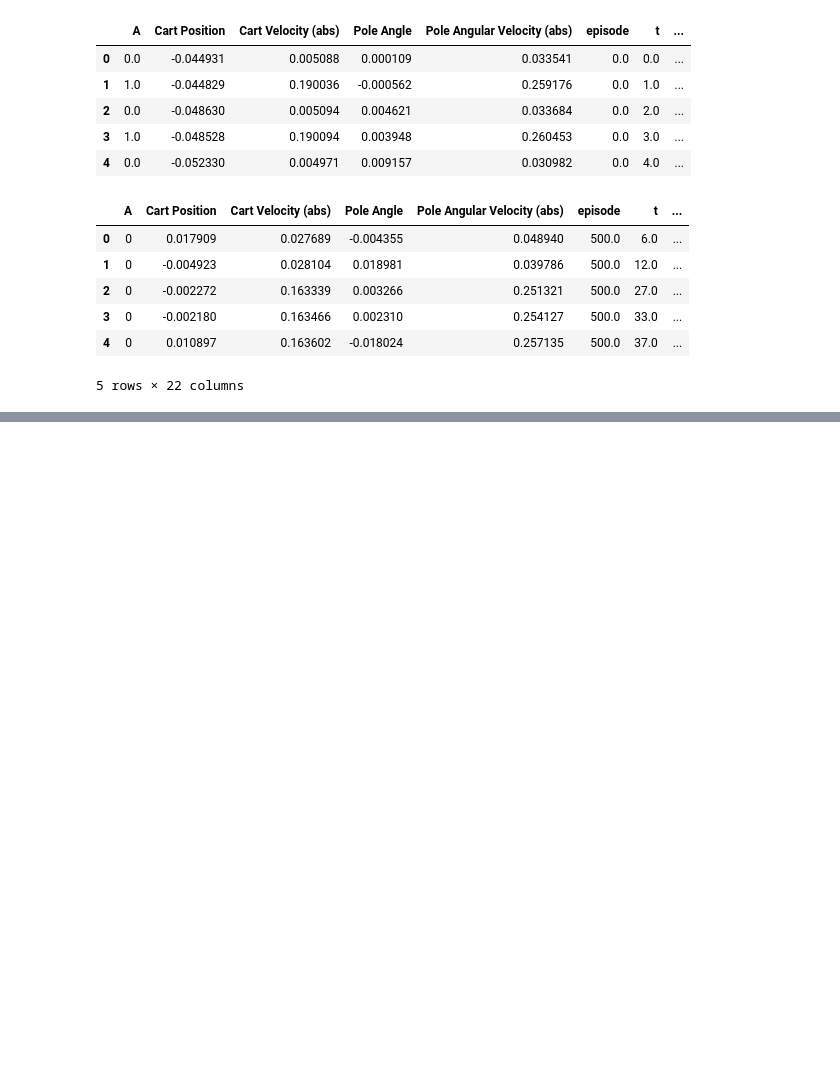
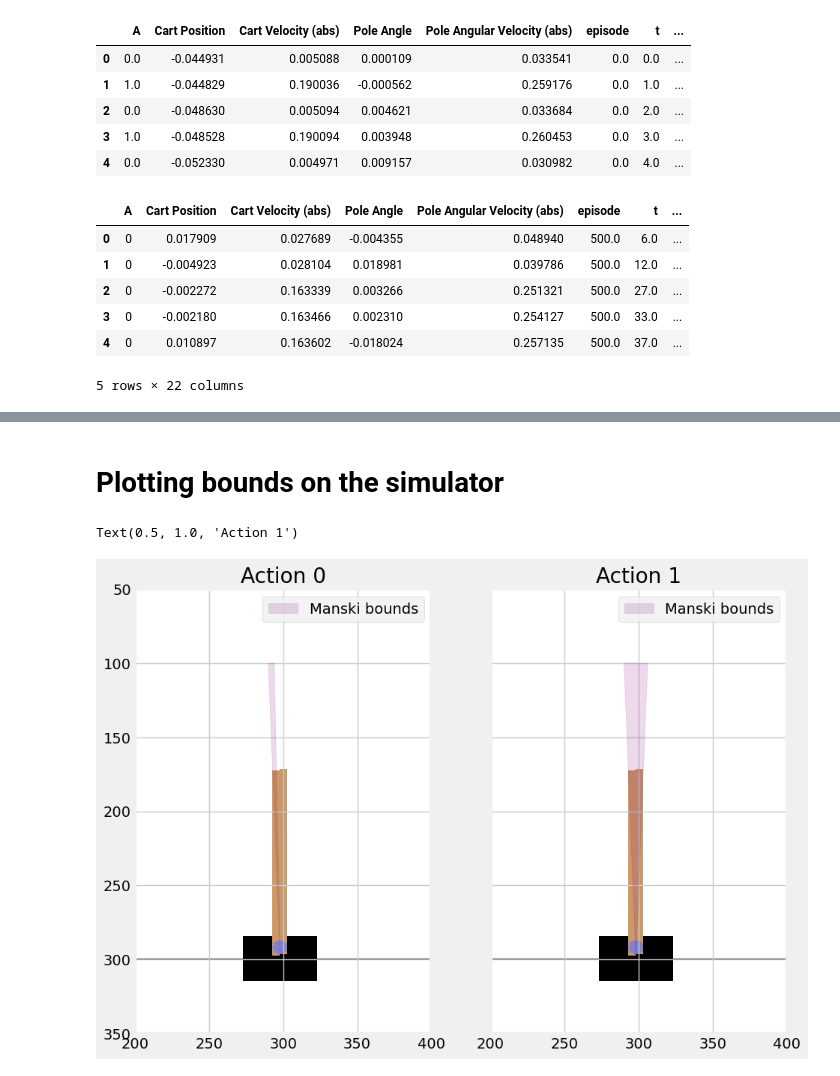
Before and after one commit to faaizT/CausalTwinAssessment, a Jupyter notebook: Cartpole Simulator.ipynb, the cells around one changed output, grey strips where cells are left out. Cells and saved outputs as stored; diff of their text form; code cells hidden in the pictures; blank space fills up the shorter version.

```diff
--- a/Cartpole Simulator.ipynb
+++ b/Cartpole Simulator.ipynb
@@ -939,5 +944,6 @@ sns.boxplot(y='$\hat{p}^{x,a}$ (Sim-2)',x='A', data=obs_data_test.astype({'A': '
 # %%
-fig, axs = plt.subplots(1, 2, figsize=(10,7), sharey=True)
+fig, axs = plt.subplots(1, 2, figsize=(10,10), sharey=True)
+plt.style.use('fivethirtyeight')
 sns.boxplot(y='MSE (Sim-1)',x='A', data=obs_data_test.astype({'A': 'str'}), ax=axs[0], showfliers=False)
 sns.boxplot(y='MSE (Sim-2)',x='A', data=obs_data_test.astype({'A': 'str'}), ax=axs[1], showfliers=False)
 # %% [output]
@@ -945,0 +952,2 @@ sns.boxplot(y='MSE (Sim-2)',x='A', data=obs_data_test.astype({'A': 'str'}), ax=a
+# %% [markdown]
+# Plotting bounds on the simulator
@@ -945,0 +957,35 @@ sns.boxplot(y='MSE (Sim-2)',x='A', data=obs_data_test.astype({'A': 'str'}), ax=a
+# %%
+screen = np.load("/data/localhost/taufiq/export-dir/cartpole_env.npy")
+# %%
+import matplotlib.patches as mpatches
+import matplotlib.pyplot as plt
+import numpy as np
+
+def filled_arc(center, radius, theta1, theta2, ax, color):
+
+    circ = mpatches.Wedge(center, radius, theta1*180/np.pi, theta2*180/np.pi, fill=True, color=color, alpha=0.15)
+    pt1 = (radius * (np.cos(theta1)) + center[0],
+           radius * (np.sin(theta1)) + center[1])
+    pt2 = (radius * (np.cos(theta2)) + center[0],
+           radius * (np.sin(theta2)) + center[1])
+    pt3 = center
+    pol = mpatches.Polygon([pt1, pt2, pt3], lw=2)
+    ax.add_patch(circ)
+
+fig, ax = plt.subplots(1,2, sharey=True, figsize=(10,10))
+ax[0].imshow(get_screen(screen).cpu().permute(1, 2, 0).numpy(), interpolation='none')
+ax[1].imshow(get_screen(screen).cpu().permute(1, 2, 0).numpy(), interpolation='none')
+filled_arc((298,300), 200, 3*np.pi/2 - 0.04, 3*np.pi/2 - 0.02, ax[0], "purple")
+plt.style.use('fivethirtyeight')
+ax[0].legend(['Manski bounds'])
+ax[0].set_xlim([200, 400])
+ax[0].set_ylim([350, 50])
+ax[0].set_title('Action 0')
+filled_arc((298,300), 200, 3*np.pi/2 - 0.04, 3*np.pi/2 + 0.04, ax[1], "purple")
+ax[1].set_xlim([200, 400])
+ax[1].set_ylim([350, 50])
+ax[1].legend(['Manski bounds'])
+ax[1].set_title('Action 1')
+# %% [output]
+Text(0.5, 1.0, 'Action 1')
+[figure, added]
```
Also changed, not shown: parts of 8 cells of this notebook.
